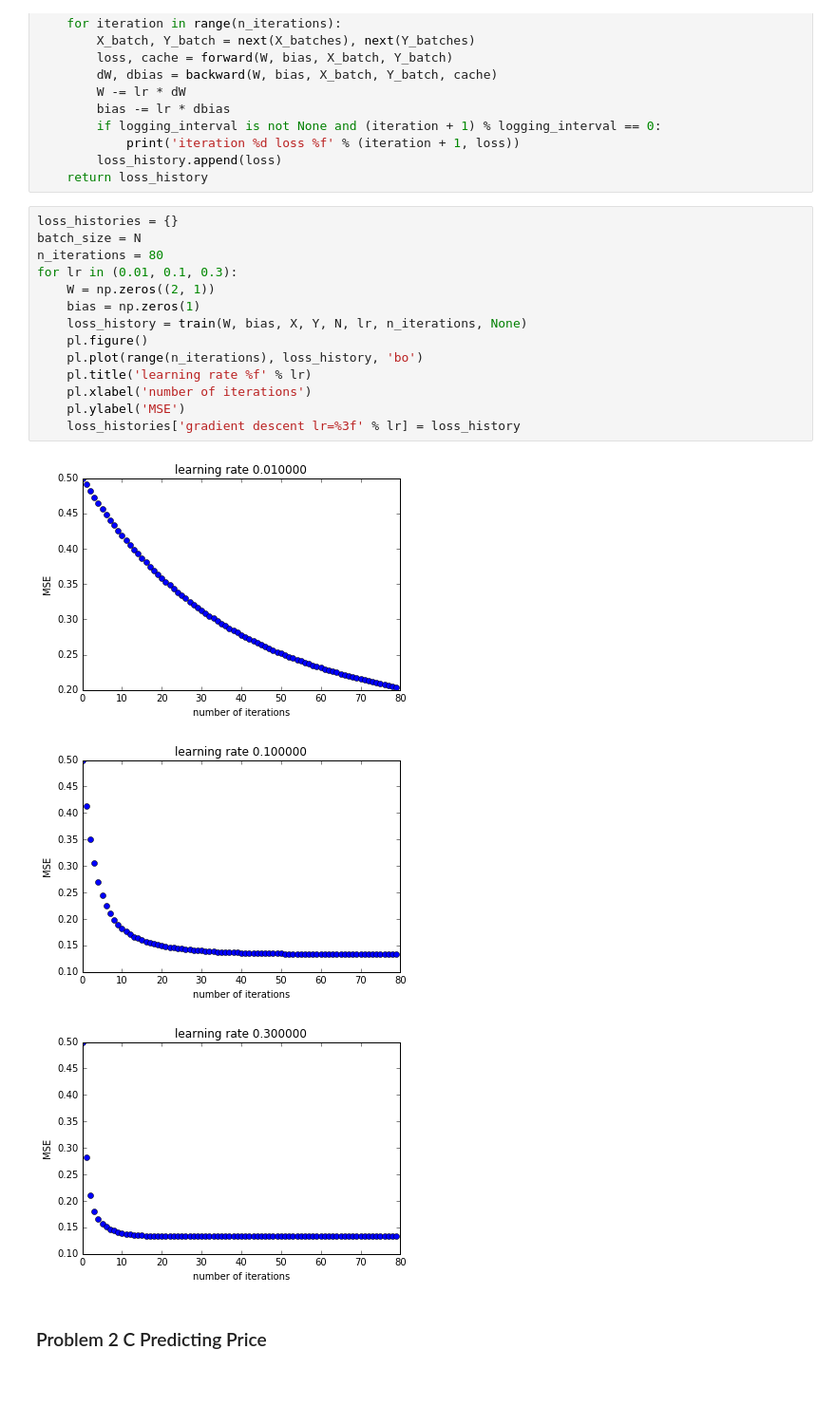
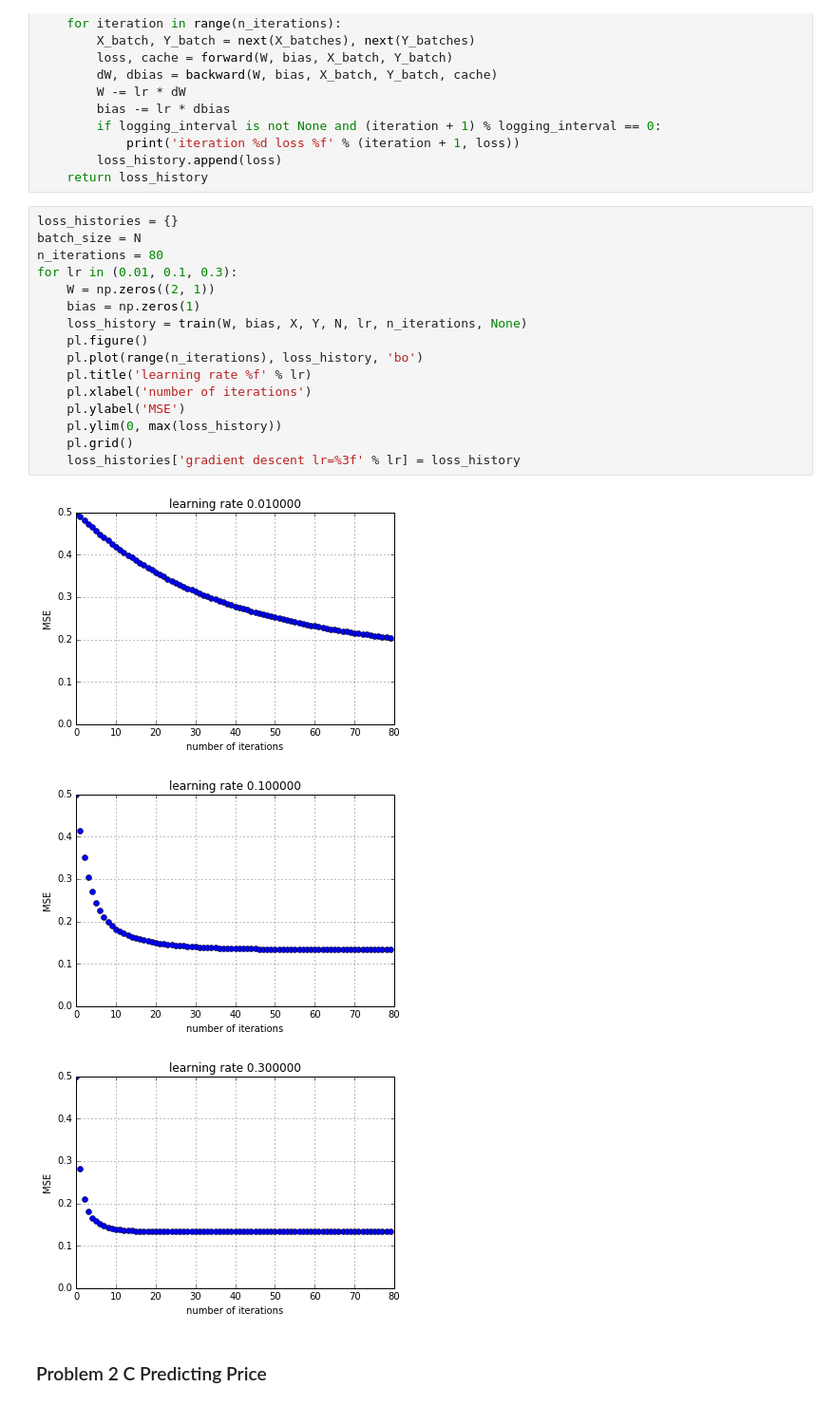
Before and after one commit to GaiYu0/ml_assignments, a Jupyter notebook: assignment2/problem2.ipynb, the cells around one changed output. Shown at 95% size. Drawn from its saved outputs; the diff is of its cells as text.

```diff
--- a/assignment2/problem2.ipynb
+++ b/assignment2/problem2.ipynb
@@ -63,21 +83,23 @@ def train(W, bias, X, Y, batch_size, lr, n_iterations, logging_interval=None):
 # %%
 loss_histories = {}
 batch_size = N
 n_iterations = 80
 for lr in (0.01, 0.1, 0.3):
     W = np.zeros((2, 1))
     bias = np.zeros(1)
     loss_history = train(W, bias, X, Y, N, lr, n_iterations, None)
     pl.figure()
     pl.plot(range(n_iterations), loss_history, 'bo')
     pl.title('learning rate %f' % lr)
     pl.xlabel('number of iterations')
     pl.ylabel('MSE')
+    pl.ylim(0, max(loss_history))
+    pl.grid()
     loss_histories['gradient descent lr=%3f' % lr] = loss_history
 # %% [output]
-[figure, old version]
+[figure, new version]
-[figure, old version]
+[figure, new version]
-[figure, old version]
+[figure, new version]
 # %% [markdown]
 ### Problem 2 C Predicting Price
 # %%
```
Also changed, not shown: parts of 7 cells of this notebook, 1 other file.
